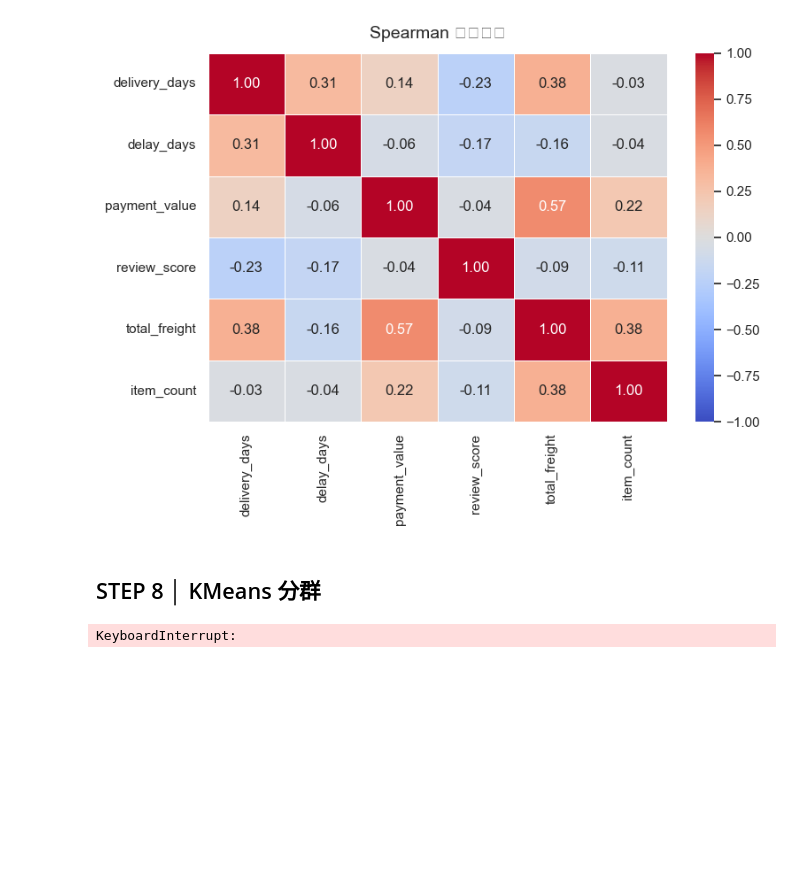
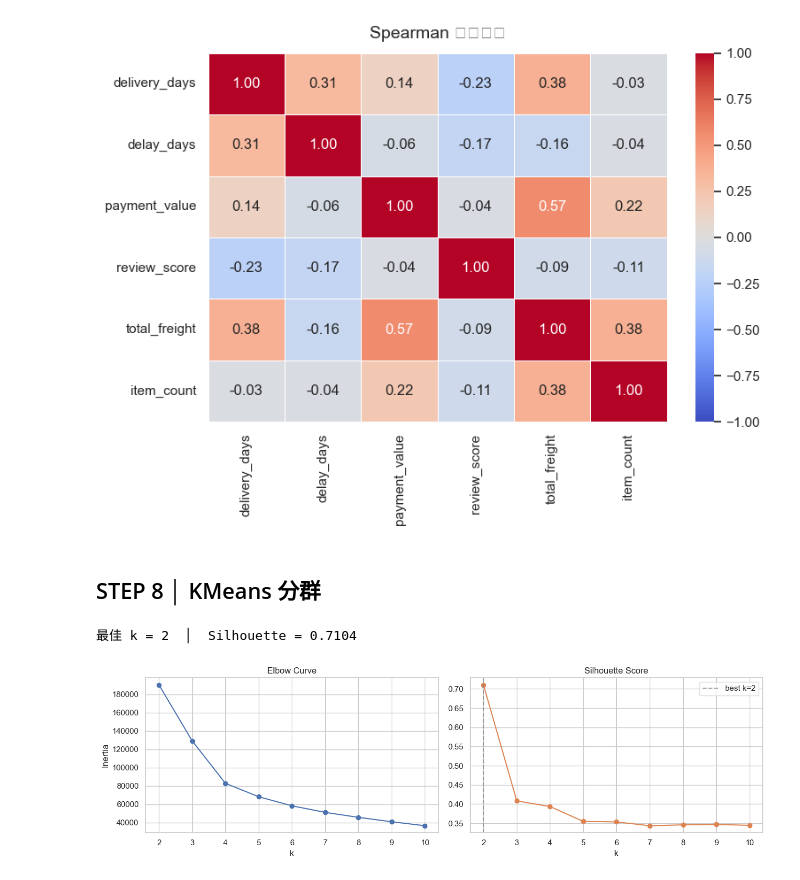
Before and after one commit to Xenia6667/Data_Analysis_Portfolio, a Jupyter notebook: MitsuiPrediction_Project/Notebooks/EDA_analysis.ipynb, the cells around one changed output. Saved outputs shown, nothing was run; the diff lists cells and outputs as text; code cells hidden in the pictures; blank space fills up the shorter version.

```diff
--- a/MitsuiPrediction_Project/Notebooks/EDA_analysis.ipynb
+++ b/MitsuiPrediction_Project/Notebooks/EDA_analysis.ipynb
@@ -546,34 +543,46 @@ Kruskal-Wallis        各州評分是否不同？ 3.05e-103        顯著差異
 # %% [markdown]
 ## STEP 8 │ KMeans 分群
 # %%
+import warnings
+warnings.filterwarnings('ignore')
+
+from sklearn.preprocessing import StandardScaler
+from sklearn.cluster import KMeans
+from sklearn.decomposition import PCA
+from sklearn.metrics import silhouette_score
+
 # ── Log 轉換 + StandardScaler ────────────────────────────────────
 X_raw = np.log1p(rfm[['recency', 'frequency', 'monetary']])
 X     = StandardScaler().fit_transform(X_raw)
 
 # ── Elbow + Silhouette 自動選最佳 k ─────────────────────────────
+# sample_size=5000 避免全量 pairwise distance 計算超時
 K_range    = range(2, 11)
 inertias   = []
 sil_scores = []
 
 for k in K_range:
     km = KMeans(n_clusters=k, random_state=42, n_init=10)
     km.fit(X)
     inertias.append(km.inertia_)
-    sil_scores.append(silhouette_score(X, km.labels_))
+    sil_scores.append(
+        silhouette_score(X, km.labels_, sample_size=5000, random_state=42)
+    )
 
 best_k = list(K_range)[np.argmax(sil_scores)]
 print(f"最佳 k = {best_k}  │  Silhouette = {max(sil_scores):.4f}")
 
 fig, axes = plt.subplots(1, 2, figsize=(13, 4))
 axes[0].plot(K_range, inertias, marker='o', color='#4C72B0')
 axes[0].set_title('Elbow Curve'); axes[0].set_xlabel('k'); axes[0].set_ylabel('Inertia')
 axes[1].plot(K_range, sil_scores, marker='o', color='#DD8452')
 axes[1].axvline(best_k, linestyle='--', color='gray', alpha=0.7, label=f'best k={best_k}')
 axes[1].set_title('Silhouette Score'); axes[1].set_xlabel('k'); axes[1].legend()
 plt.tight_layout()
 plt.show()
 # %% [output]
-KeyboardInterrupt:
+最佳 k = 2  │  Silhouette = 0.7104
+[figure, added]
 # %%
 # ── 最佳 k 訓練 + PCA 二維投影 ──────────────────────────────────
 km_final       = KMeans(n_clusters=best_k, random_state=42, n_init=10)
```
Also changed, not shown: parts of 3 cells of this notebook.
